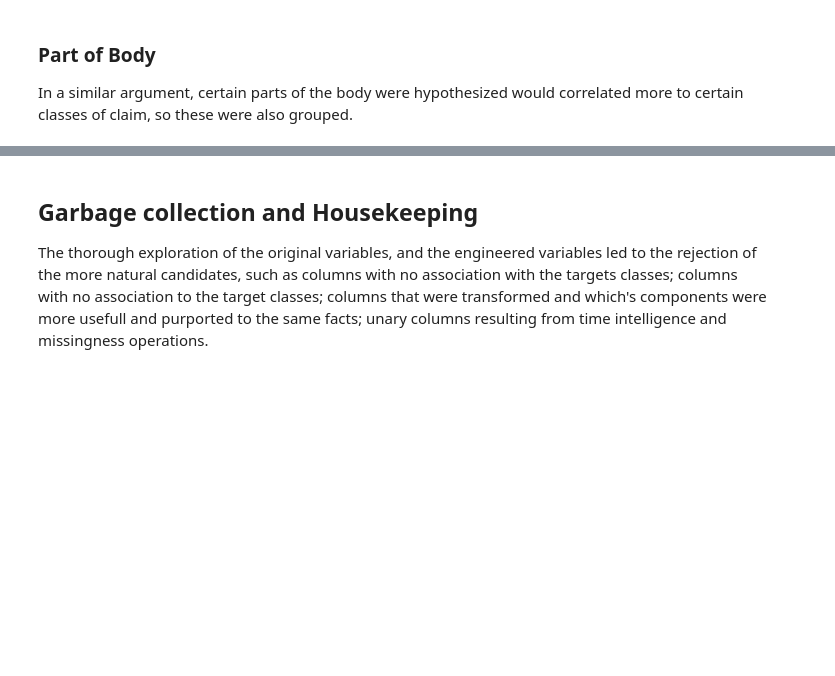
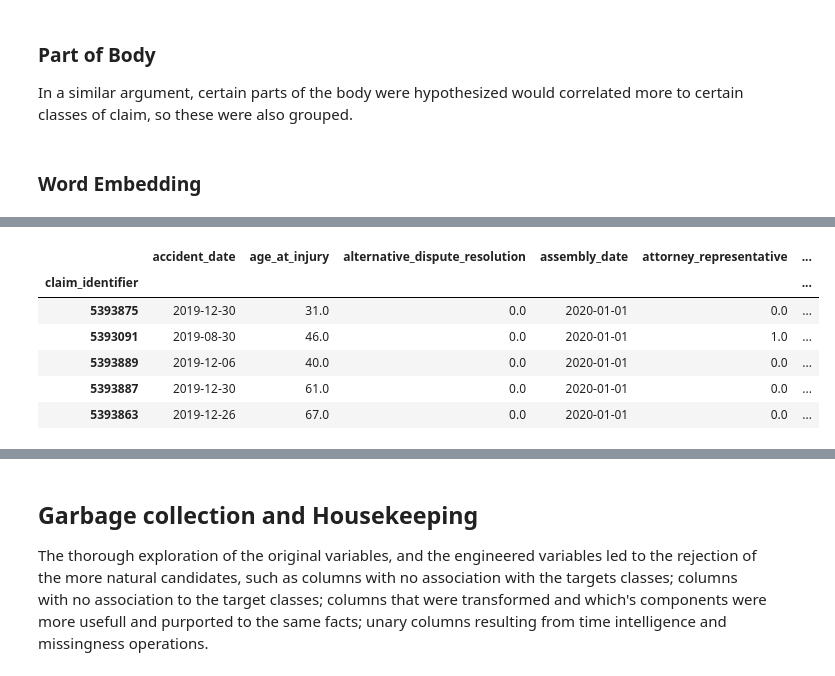
Before and after one commit to ML2425G34/comp_class, a Jupyter notebook: scripts/preprocessment.ipynb, the cells around one changed output, grey strips where cells are left out. Saved outputs shown, nothing was run; the diff lists cells and outputs as text; code cells hidden in the pictures; blank space fills up the shorter version.

```diff
--- a/scripts/preprocessment.ipynb
+++ b/scripts/preprocessment.ipynb
@@ -842,3 +767,5 @@ test['part_of_body_group'] = \
     test['part_of_body_group'].apply(
         lambda x: x if x else np.nan
     ).astype('category')
+# %% [markdown]
+### Word Embedding
@@ -844,0 +897,14 @@ test['part_of_body_group'] = \
+# %%
+# Convert specific columns to string
+train['wcio_cause_of_injury_description'] = train['wcio_cause_of_injury_description'].astype(str)
+train['wcio_part_of_body_description'] = train['wcio_part_of_body_description'].astype(str)
+train['wcio_nature_of_injury_description'] = train['wcio_nature_of_injury_description'].astype(str)
+train['industry_code_description'] = train['industry_code_description'].astype(str)
+
+# Process the data and extract the required features
+processed_data = process_data(train, columns_to_embed)
+
+# Concatenate the original `train` DataFrame with `processed_data`
+train = pd.concat([train, processed_data], axis=1)
+train.head()
+# %% [output]
@@ -844,0 +912,7 @@ test['part_of_body_group'] = \
+|  | accident_date | age_at_injury | alternative_dispute_resolution | assembly_date | attorney_representative | ... |
+| claim_identifier |  |  |  |  |  | ... |
+| 5393875 | 2019-12-30 | 31.0 | 0.0 | 2020-01-01 | 0.0 | ... |
+| 5393091 | 2019-08-30 | 46.0 | 0.0 | 2020-01-01 | 1.0 | ... |
+| 5393889 | 2019-12-06 | 40.0 | 0.0 | 2020-01-01 | 0.0 | ... |
+| 5393887 | 2019-12-30 | 61.0 | 0.0 | 2020-01-01 | 0.0 | ... |
+| 5393863 | 2019-12-26 | 67.0 | 0.0 | 2020-01-01 | 0.0 | ... |
```
Also changed, not shown: parts of 19 cells of this notebook, 11 other files.
